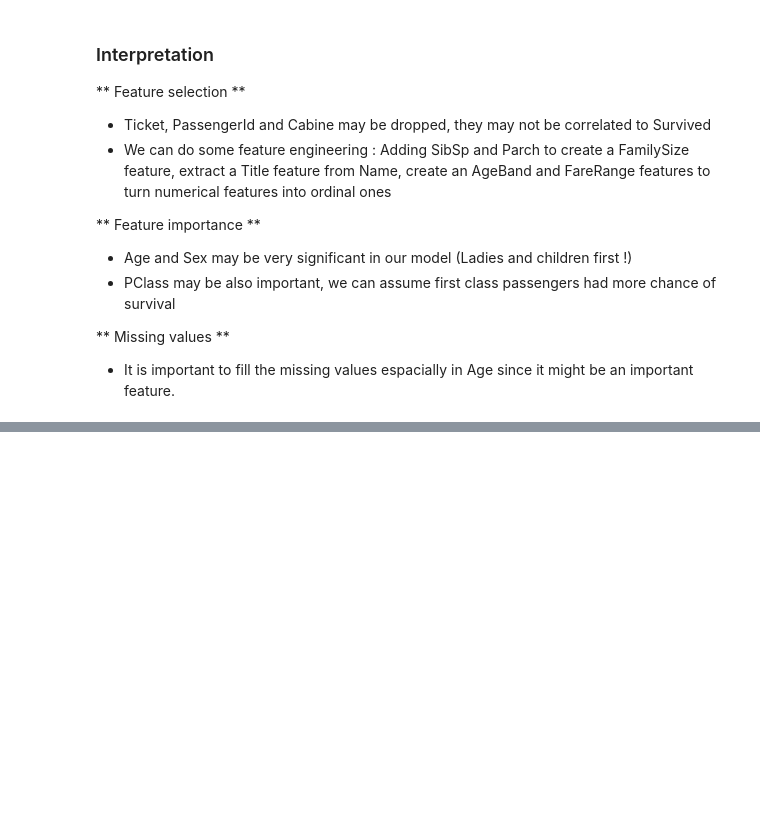
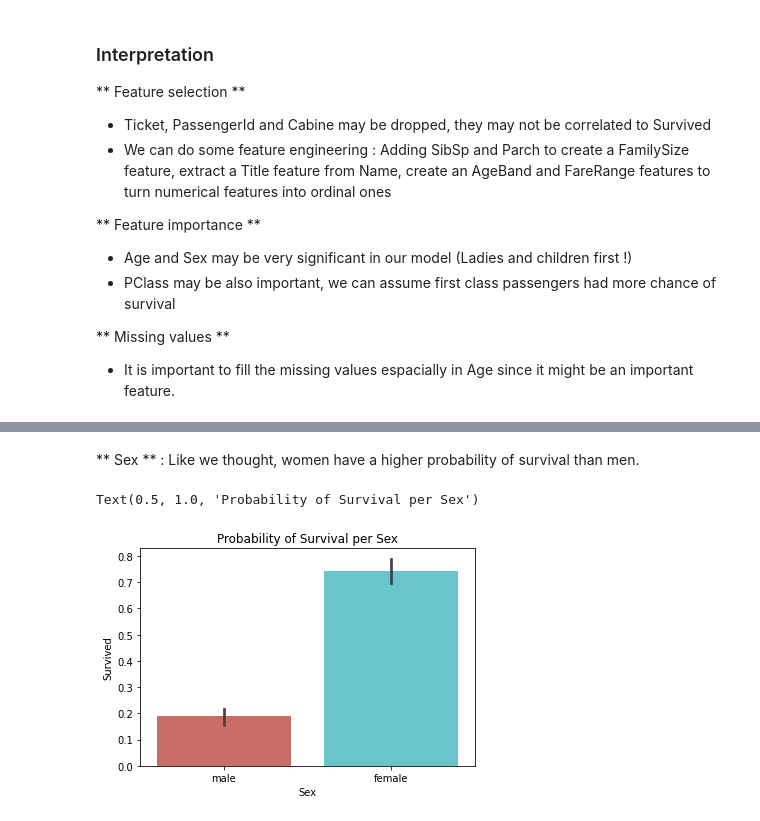
Before and after one commit to kevinassobo/Titanic-Kaggle-Challenge, a Jupyter notebook: titanic_modeling.ipynb, the cells around one changed output, grey strips where cells are left out. Cells and saved outputs as stored; diff of their text form; code cells hidden in the pictures; blank space fills up the shorter version.

```diff
--- a/titanic_modeling.ipynb
+++ b/titanic_modeling.ipynb
@@ -136,0 +146,8 @@ Observations on the categorical features :
+# %% [markdown]
+** Sex ** : Like we thought, women have a higher probability of survival than men.
+# %%
+sns.barplot(x=train_df.Sex, y=train_df.Survived,palette='hls')
+plt.title('Probability of Survival per Sex')
+# %% [output]
+Text(0.5, 1.0, 'Probability of Survival per Sex')
+[figure, added]
```
Also changed, not shown: parts of 13 cells of this notebook.
